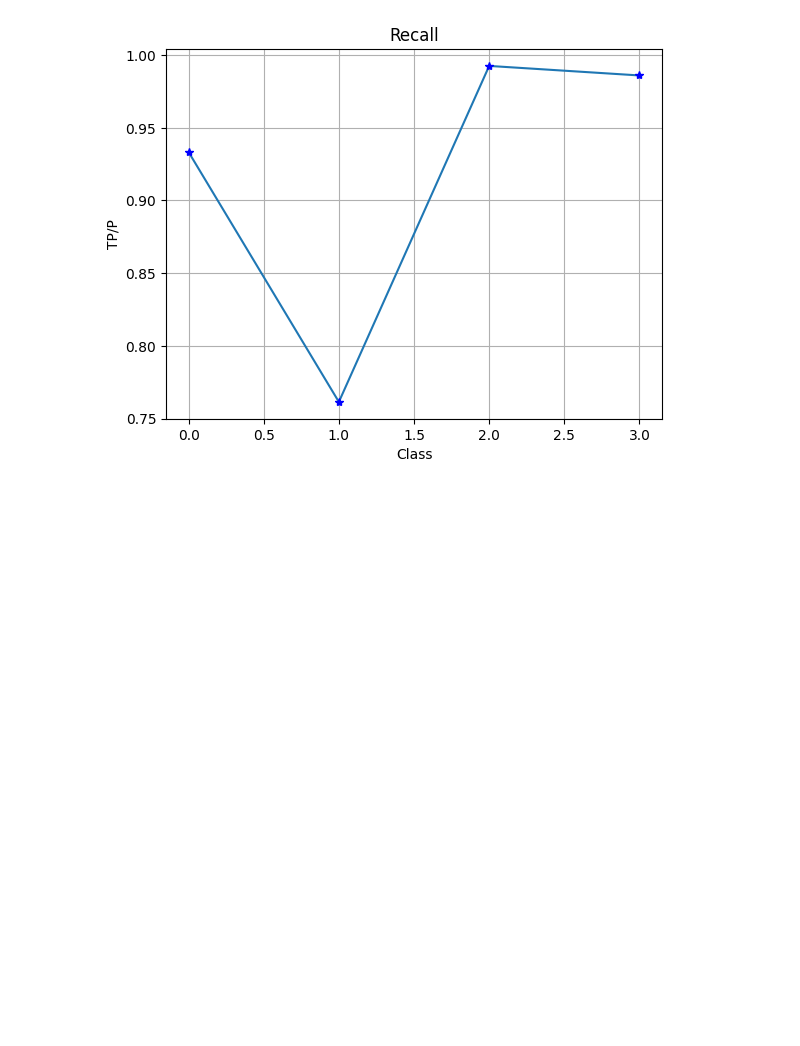
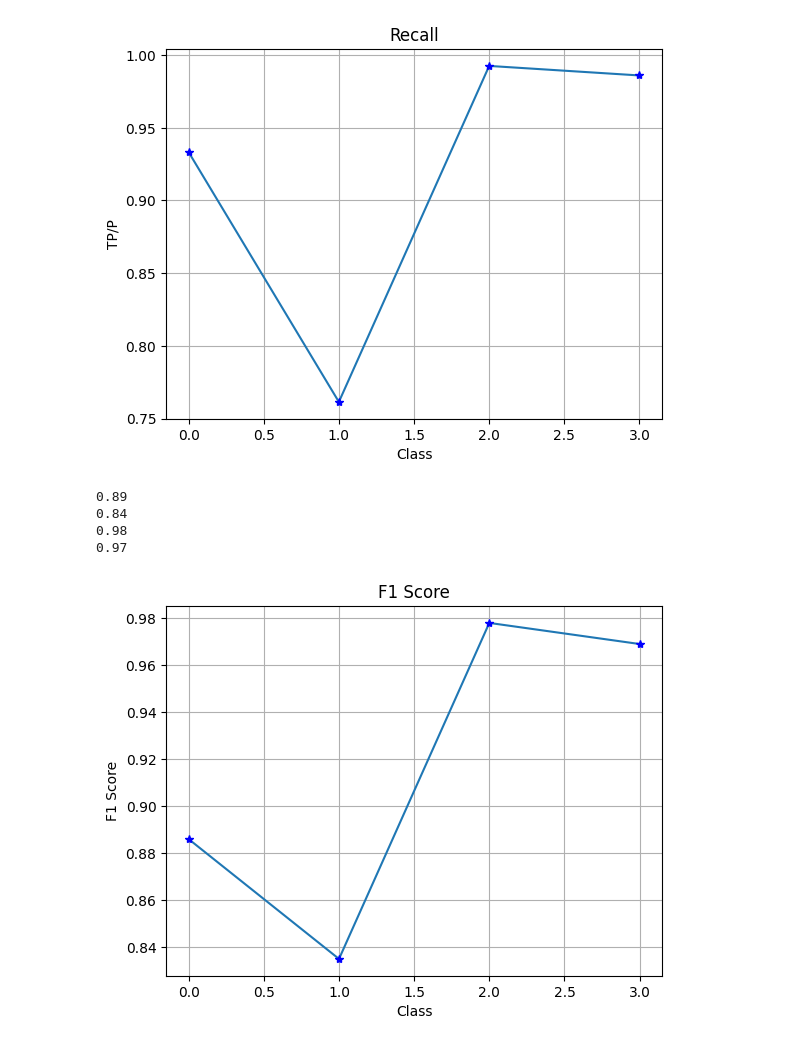
Before and after one commit to arivannu/Neural-Networks, a Jupyter notebook: Classification_of_MR_Images_for_Brain_Tumors.ipynb, the cells around one changed output. Drawn from its saved outputs; the diff is of its cells as text; code cells hidden in the pictures; blank space fills up the shorter version.

```diff
--- a/Classification_of_MR_Images_for_Brain_Tumors.ipynb
+++ b/Classification_of_MR_Images_for_Brain_Tumors.ipynb
@@ -500,3 +500,49 @@ plt.ylabel('TP/P')
 plt.show()
 # %% [output]
 [figure]
+# %%
+# f1 score
+# f1 = 2PR/P+R
+
+# f1 score for class 0
+f1_0 = (2*p_0*r_0)/(p_0+r_0)
+print(("%.2f" %f1_0))
+
+# f1 score for class 1
+f1_1 = (2*p_1*r_1)/(p_1+r_1)
+print(("%.2f" %f1_1))
+
+# f1 score for class 2
+f1_2 = (2*p_2*r_2)/(p_2+r_2)
+print(("%.2f" %f1_2))
+
+# f1 score for class 3
+f1_3 = (2*p_3*r_3)/(p_3+r_3)
+print(("%.2f" %f1_3))
+# %% [output]
+0.89
+0.84
+0.98
+0.97
+# %%
+# Plotting F1 Score
+
+Precision = plt.figure(8)
+
+recalls = np.array([f1_0, f1_1, f1_2, f1_3])
+
+plt.grid(True)
+
+plt.plot(classes, recalls)
+plt.plot(0, f1_0, 'b*')
+plt.plot(1, f1_1, 'b*')
+plt.plot(2, f1_2, 'b*')
+plt.plot(3, f1_3, 'b*')
+
+plt.title('F1 Score')
+plt.xlabel('Class')
+plt.ylabel('F1 Score')
+
+plt.show()
+# %% [output]
+[figure, added]
```
Also changed, not shown: parts of 1 cell of this notebook.
